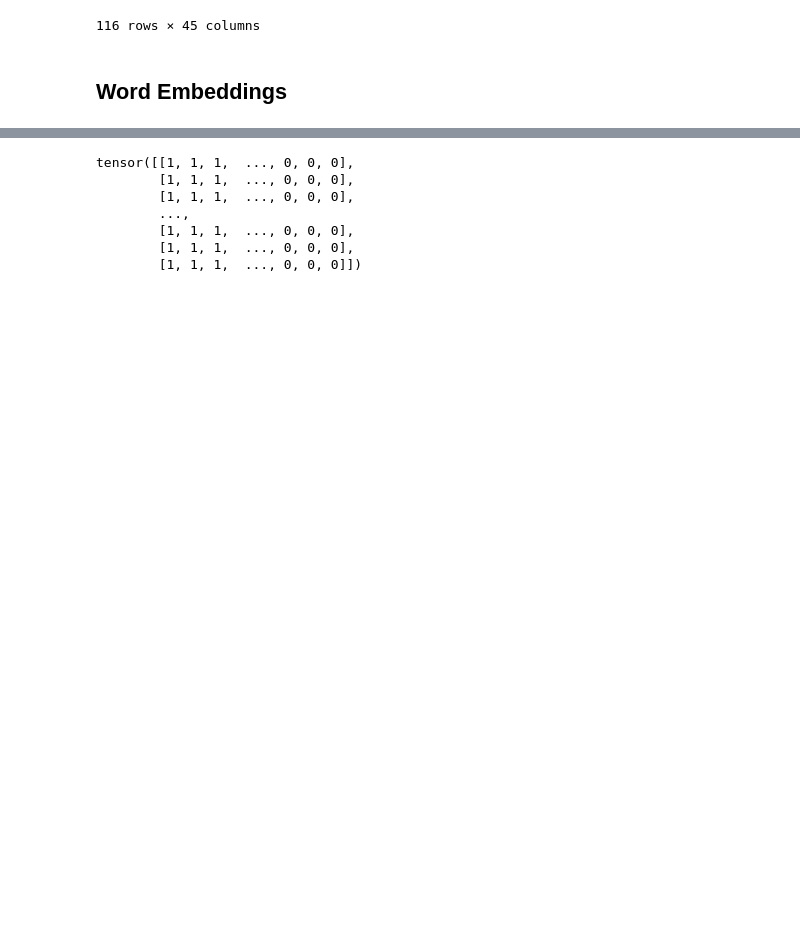
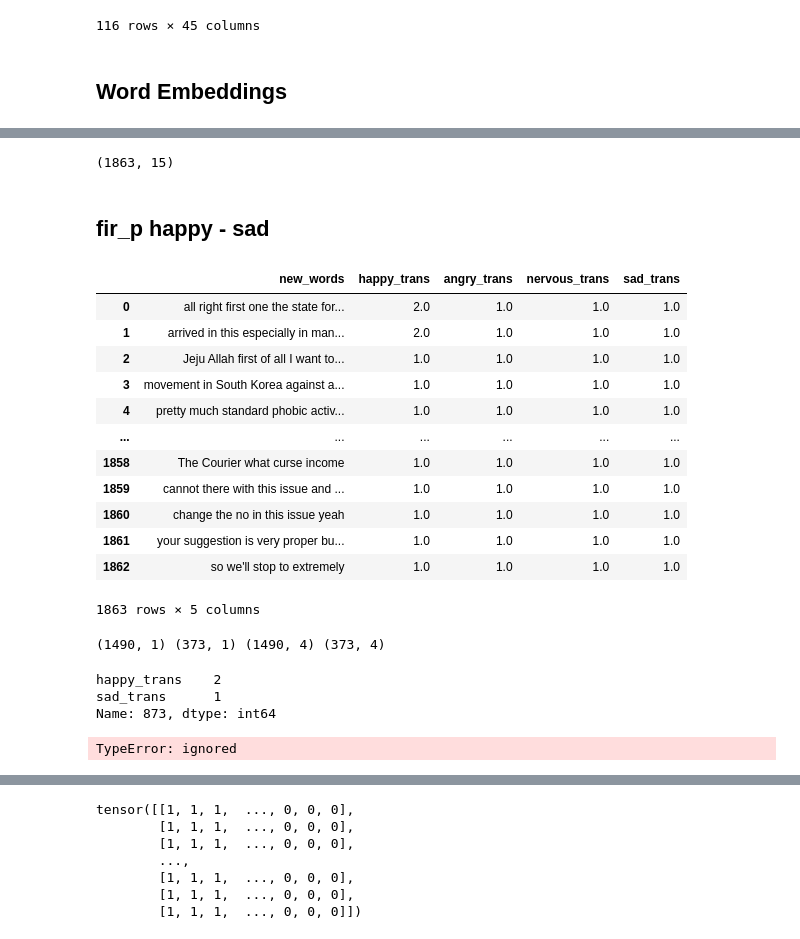
Before and after one commit to saber258/EEG_Text_alignment, a Jupyter notebook: notebooks/word_embeddings.ipynb, the cells around one changed output, grey strips where cells are left out. Cells and saved outputs as stored; diff of their text form; code cells hidden in the pictures; blank space fills up the shorter version.

Commit message:
word_embeddings

```diff
--- a/notebooks/word_embeddings.ipynb
+++ b/notebooks/word_embeddings.ipynb
@@ -211,0 +404,36 @@ full_transcript
+# %%
+from sklearn.preprocessing import LabelEncoder
+
+le = LabelEncoder()
+
+full_transcript.happy_trans = le.fit_transform(full_transcript.happy_trans)
+
+full_transcript.head
+# %%
+full_transcript.shape
+# %% [output]
+(1863, 15)
+# %% [markdown]
+## fir_p happy - sad
+# %%
+# --- emotions happy - sad fir_p
+from sklearn.model_selection import train_test_split
+
+y = full_transcript.drop(['seconds_trans','new_words', 'seconds2_trans', 'arousal_trans', 'arousal2_trans', 'valence_trans', 'valence2_trans', 'happy2_trans', 'angry2_trans', 'nervous2_trans', 'sad2_trans'], 1)
+X = full_transcript[['new_words']]
+# %%
+y
+# %% [output]
+|  | new_words | happy_trans | angry_trans | nervous_trans | sad_trans |
+| 0 | all right first one the state for... | 2.0 | 1.0 | 1.0 | 1.0 |
+| 1 | arrived in this especially in man... | 2.0 | 1.0 | 1.0 | 1.0 |
+| 2 | Jeju Allah first of all I want to... | 1.0 | 1.0 | 1.0 | 1.0 |
+| 3 | movement in South Korea against a... | 1.0 | 1.0 | 1.0 | 1.0 |
+| 4 | pretty much standard phobic activ... | 1.0 | 1.0 | 1.0 | 1.0 |
+| ... | ... | ... | ... | ... | ... |
+| 1858 | The Courier what curse income | 1.0 | 1.0 | 1.0 | 1.0 |
+| 1859 | cannot there with this issue and ... | 1.0 | 1.0 | 1.0 | 1.0 |
+| 1860 | change the no in this issue yeah | 1.0 | 1.0 | 1.0 | 1.0 |
+| 1861 | your suggestion is very proper bu... | 1.0 | 1.0 | 1.0 | 1.0 |
+| 1862 | so we'll stop to extremely | 1.0 | 1.0 | 1.0 | 1.0 |
+1863 rows × 5 columns
@@ -211,0 +442,4 @@ full_transcript
+# %%
+print(X_train.shape, X_test.shape, y_train.shape, y_test.shape)
+# %% [output]
+(1490, 1) (373, 1) (1490, 4) (373, 4)
@@ -211,0 +457,6 @@ full_transcript
+# %%
+y_train.iloc[0][['happy_trans', 'sad_trans']]
+# %% [output]
+happy_trans    2
+sad_trans      1
+Name: 873, dtype: int64
@@ -212,2 +475,7 @@ full_transcript
+# %%
+train_ohe_labels = one_hot_encoder(y_train)
+valid_ohe_labels = one_hot_encoder(y_test)
+# %% [output]
+TypeError: ignored
 # %%
 x_train = tokenizer(
```
Also changed, not shown: parts of 52 cells of this notebook.
